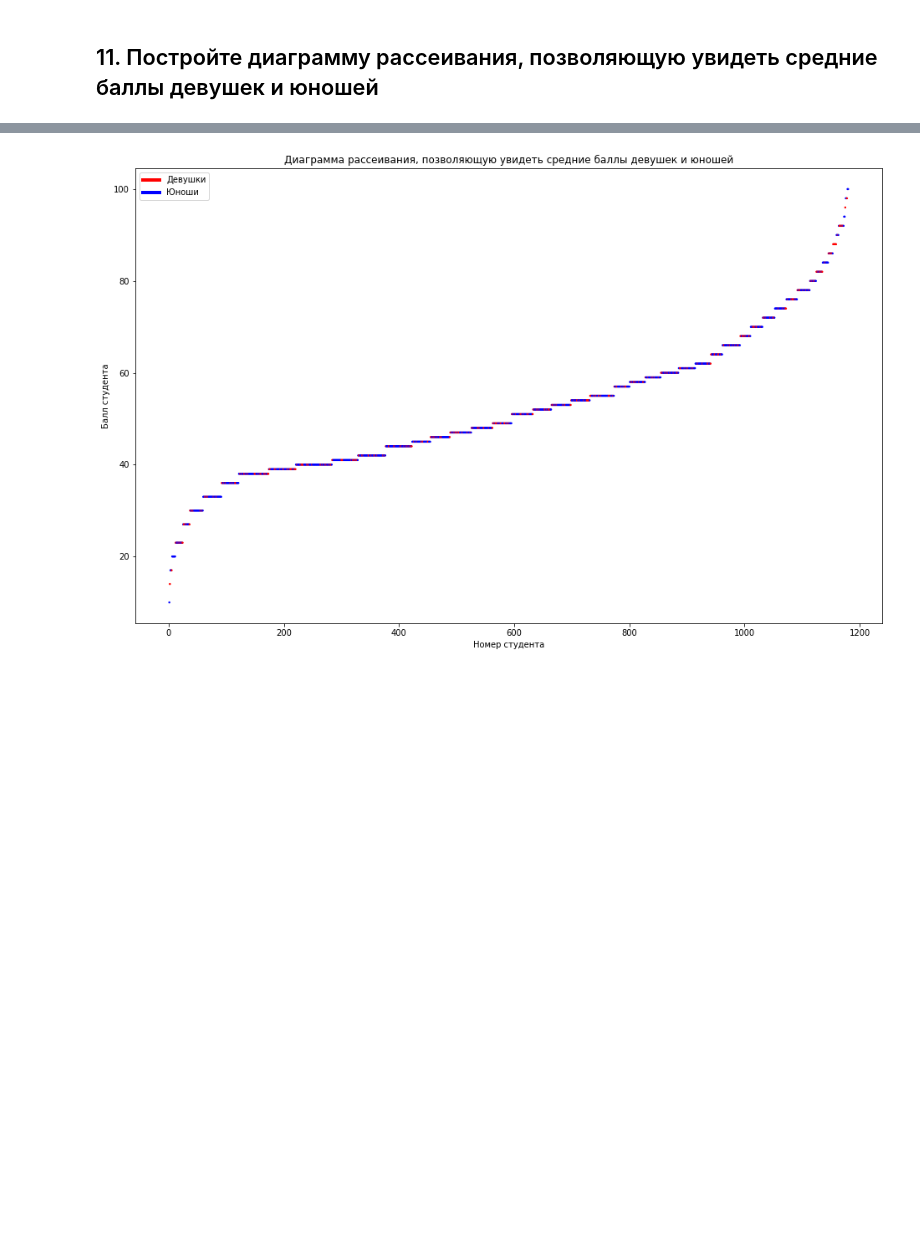
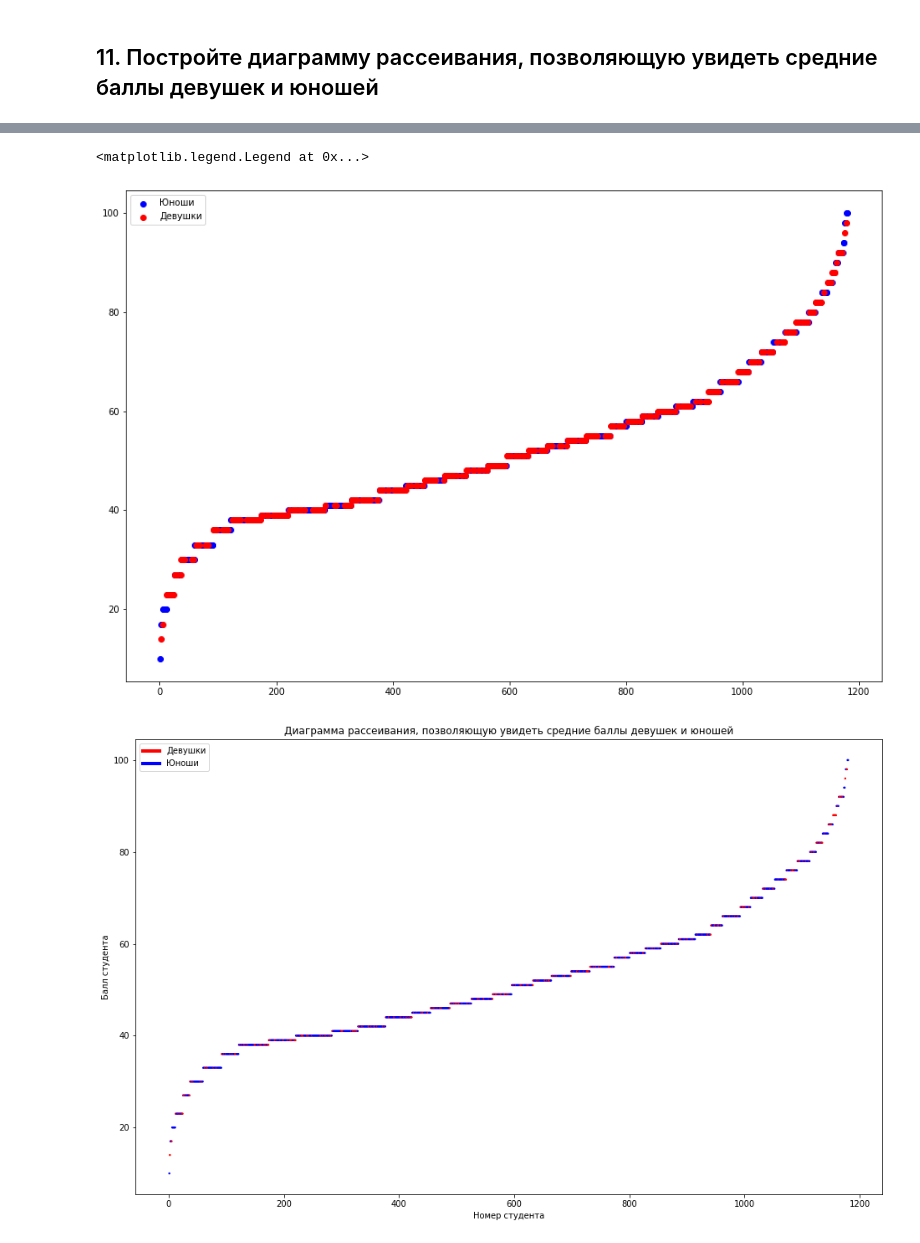
Before and after one commit to immortalBan/Finashe4ka, a Jupyter notebook: Анализ данных и машинное обучение/Семинары/Семинар 2/Seminar_1_3_2022_1.ipynb, the cells around one changed output, grey strips where cells are left out. Cells and saved outputs as stored; diff of their text form; code cells hidden in the pictures; blank space fills up the shorter version.

```diff
--- a/Анализ данных и машинное обучение/Семинары/Семинар 2/Seminar_1_3_2022_1.ipynb
+++ b/Анализ данных и машинное обучение/Семинары/Семинар 2/Seminar_1_3_2022_1.ipynb
@@ -102,3 +112,16 @@ __Нормальному распределению ...
+# %%
+male = data[data['Пол'] == 'М']['Балл']
+male_id = data[data['Пол'] == 'М'].index
+female = data[data['Пол'] == 'Ж']['Балл']
+female_id = data[data['Пол'] == 'Ж'].index
+# %%
+fig, ax = plt.subplots(1, figsize=(15, 10))
+ax.scatter(x=male_id, y=male, color='b')
+ax.scatter(x=female_id, y=female, color='r')
+ax.legend(['Юноши', 'Девушки'])
+# %% [output]
+<matplotlib.legend.Legend at 0x...>
+[figure, added]
 # %%
 # %% [output]
 [figure]
```
Also changed, not shown: parts of 1 cell of this notebook, 2 other files.
